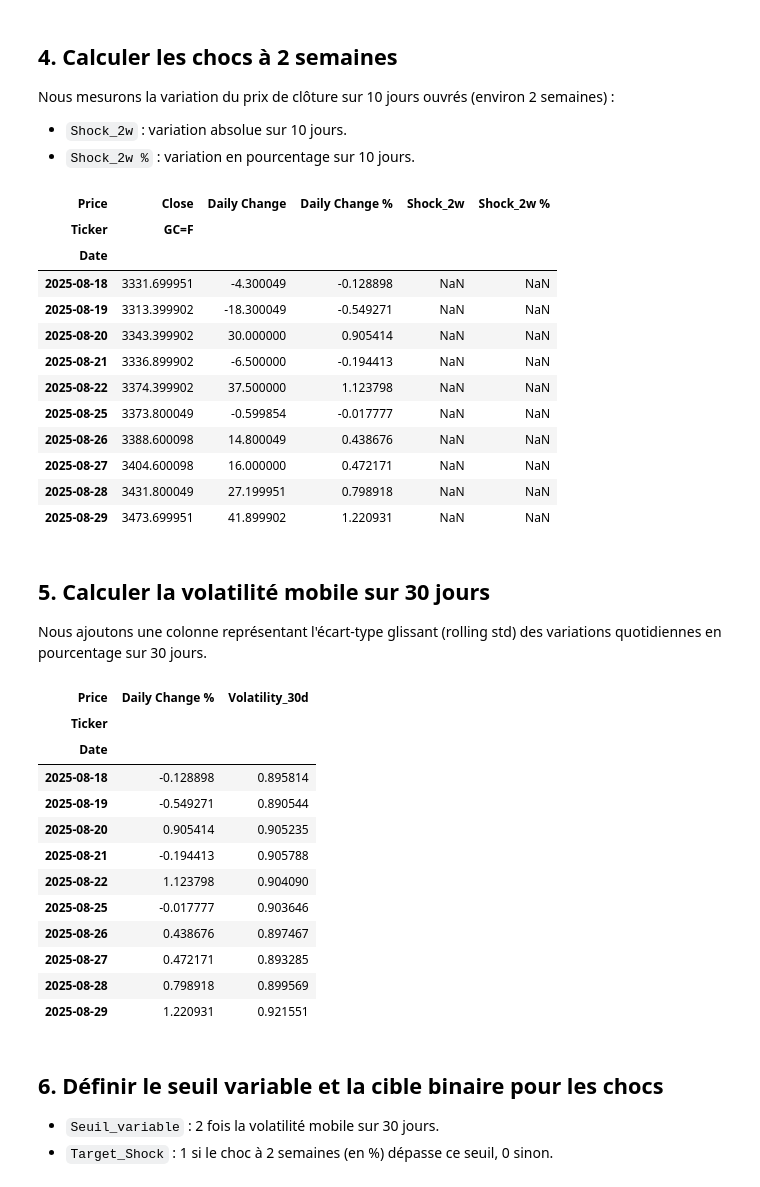
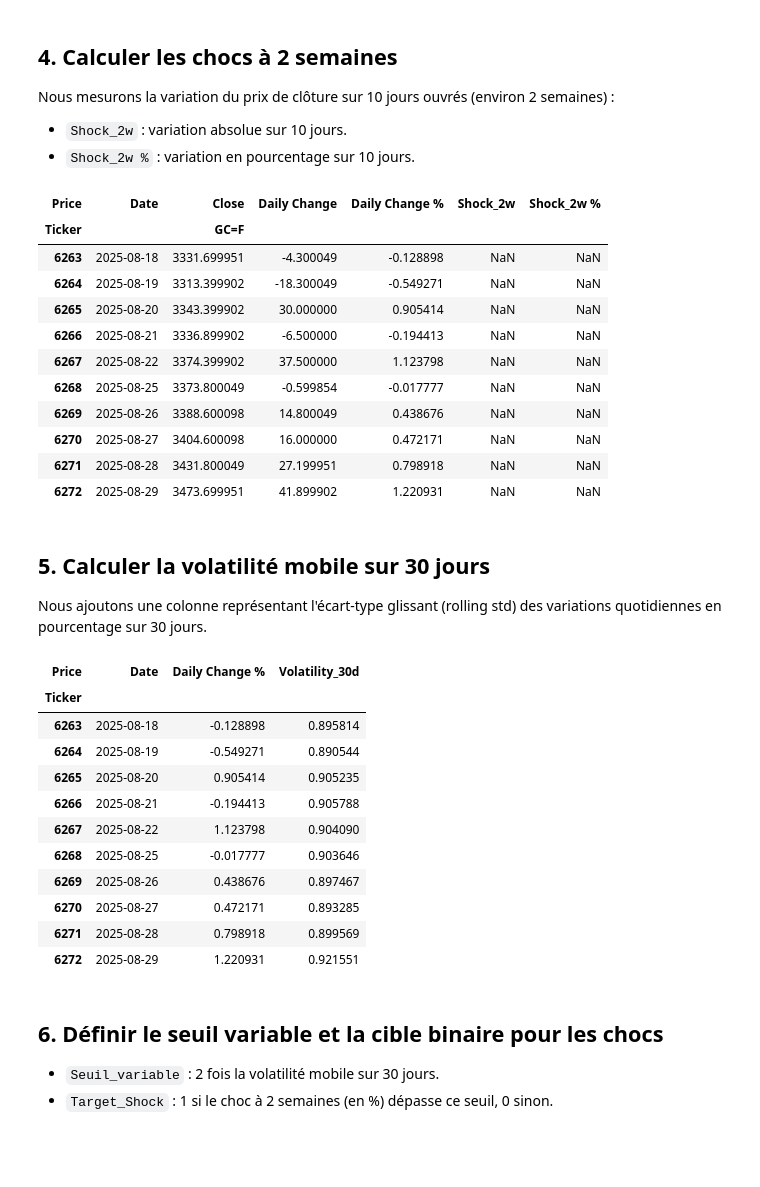
Before and after one commit to florent2905/Applied-Big-Data-Python, a Jupyter notebook: Jupyter project.ipynb, the cells around one changed output. Saved outputs shown, nothing was run; the diff lists cells and outputs as text; code cells hidden in the pictures; blank space fills up the shorter version.

```diff
--- a/Jupyter project.ipynb
+++ b/Jupyter project.ipynb
@@ -16,6 +16,13 @@ import pandas as pd
 Nous récupérons les prix de l'or (contrat futures, ticker `GC=F`) depuis 1980 jusqu'à 2025.
 # %%
 gold = yf.download("GC=F", start="1980-01-01", end="2025-09-01")
+# SOLUTION : Réinitialiser l'index pour transformer la date en colonne
+gold = gold.reset_index()
+
+# Renommer la colonne si nécessaire (yfinance peut l'appeler 'Date' ou 'index')
+if 'index' in gold.columns:
+    gold = gold.rename(columns={'index': 'Date'})
+
 gold.head()
 # %% [output]
 [*********************100%***********************]  1 of 1 completed
@@ -55,42 +60,40 @@ Nous mesurons la variation du prix de clôture sur 10 jours ouvrés (environ 2 s
 # %%
 gold['Shock_2w'] = gold['Close'].shift(-10) - gold['Close']
 gold['Shock_2w %'] = (gold['Close'].shift(-10) - gold['Close']) / gold['Close'] * 100
-gold[['Close', 'Daily Change', 'Daily Change %', 'Shock_2w', 'Shock_2w %']].tail(10)
+gold[['Date', 'Close', 'Daily Change', 'Daily Change %', 'Shock_2w', 'Shock_2w %']].tail(10)
 # %% [output]
-| Price | Close | Daily Change | Daily Change % | Shock_2w | Shock_2w % |
-| Ticker | GC=F |  |  |  |  |
-| Date |  |  |  |  |  |
-| 2025-08-18 | 3331.699951 | -4.300049 | -0.128898 | NaN | NaN |
-| 2025-08-19 | 3313.399902 | -18.300049 | -0.549271 | NaN | NaN |
-| 2025-08-20 | 3343.399902 | 30.000000 | 0.905414 | NaN | NaN |
-| 2025-08-21 | 3336.899902 | -6.500000 | -0.194413 | NaN | NaN |
-| 2025-08-22 | 3374.399902 | 37.500000 | 1.123798 | NaN | NaN |
-| 2025-08-25 | 3373.800049 | -0.599854 | -0.017777 | NaN | NaN |
-| 2025-08-26 | 3388.600098 | 14.800049 | 0.438676 | NaN | NaN |
-| 2025-08-27 | 3404.600098 | 16.000000 | 0.472171 | NaN | NaN |
-| 2025-08-28 | 3431.800049 | 27.199951 | 0.798918 | NaN | NaN |
-| 2025-08-29 | 3473.699951 | 41.899902 | 1.220931 | NaN | NaN |
+| Price | Date | Close | Daily Change | Daily Change % | Shock_2w | Shock_2w % |
+| Ticker |  | GC=F |  |  |  |  |
+| 6263 | 2025-08-18 | 3331.699951 | -4.300049 | -0.128898 | NaN | NaN |
+| 6264 | 2025-08-19 | 3313.399902 | -18.300049 | -0.549271 | NaN | NaN |
+| 6265 | 2025-08-20 | 3343.399902 | 30.000000 | 0.905414 | NaN | NaN |
+| 6266 | 2025-08-21 | 3336.899902 | -6.500000 | -0.194413 | NaN | NaN |
+| 6267 | 2025-08-22 | 3374.399902 | 37.500000 | 1.123798 | NaN | NaN |
+| 6268 | 2025-08-25 | 3373.800049 | -0.599854 | -0.017777 | NaN | NaN |
+| 6269 | 2025-08-26 | 3388.600098 | 14.800049 | 0.438676 | NaN | NaN |
+| 6270 | 2025-08-27 | 3404.600098 | 16.000000 | 0.472171 | NaN | NaN |
+| 6271 | 2025-08-28 | 3431.800049 | 27.199951 | 0.798918 | NaN | NaN |
+| 6272 | 2025-08-29 | 3473.699951 | 41.899902 | 1.220931 | NaN | NaN |
 # %% [markdown]
 ## 5. Calculer la volatilité mobile sur 30 jours
 
 Nous ajoutons une colonne représentant l'écart-type glissant (rolling std) des variations quotidiennes en pourcentage sur 30 jours.
 # %%
 gold['Volatility_30d'] = gold['Daily Change %'].rolling(window=30).std()
-gold[['Daily Change %', 'Volatility_30d']].tail(10)
+gold[['Date', 'Daily Change %', 'Volatility_30d']].tail(10)
 # %% [output]
-| Price | Daily Change % | Volatility_30d |
-| Ticker |  |  |
-| Date |  |  |
-| 2025-08-18 | -0.128898 | 0.895814 |
-| 2025-08-19 | -0.549271 | 0.890544 |
-| 2025-08-20 | 0.905414 | 0.905235 |
-| 2025-08-21 | -0.194413 | 0.905788 |
-| 2025-08-22 | 1.123798 | 0.904090 |
-| 2025-08-25 | -0.017777 | 0.903646 |
-| 2025-08-26 | 0.438676 | 0.897467 |
-| 2025-08-27 | 0.472171 | 0.893285 |
-| 2025-08-28 | 0.798918 | 0.899569 |
-| 2025-08-29 | 1.220931 | 0.921551 |
+| Price | Date | Daily Change % | Volatility_30d |
+| Ticker |  |  |  |
+| 6263 | 2025-08-18 | -0.128898 | 0.895814 |
+| 6264 | 2025-08-19 | -0.549271 | 0.890544 |
+| 6265 | 2025-08-20 | 0.905414 | 0.905235 |
+| 6266 | 2025-08-21 | -0.194413 | 0.905788 |
+| 6267 | 2025-08-22 | 1.123798 | 0.904090 |
+| 6268 | 2025-08-25 | -0.017777 | 0.903646 |
+| 6269 | 2025-08-26 | 0.438676 | 0.897467 |
+| 6270 | 2025-08-27 | 0.472171 | 0.893285 |
+| 6271 | 2025-08-28 | 0.798918 | 0.899569 |
+| 6272 | 2025-08-29 | 1.220931 | 0.921551 |
 # %% [markdown]
 ## 6. Définir le seuil variable et la cible binaire pour les chocs
 
```
Also changed, not shown: parts of 14 cells of this notebook.
